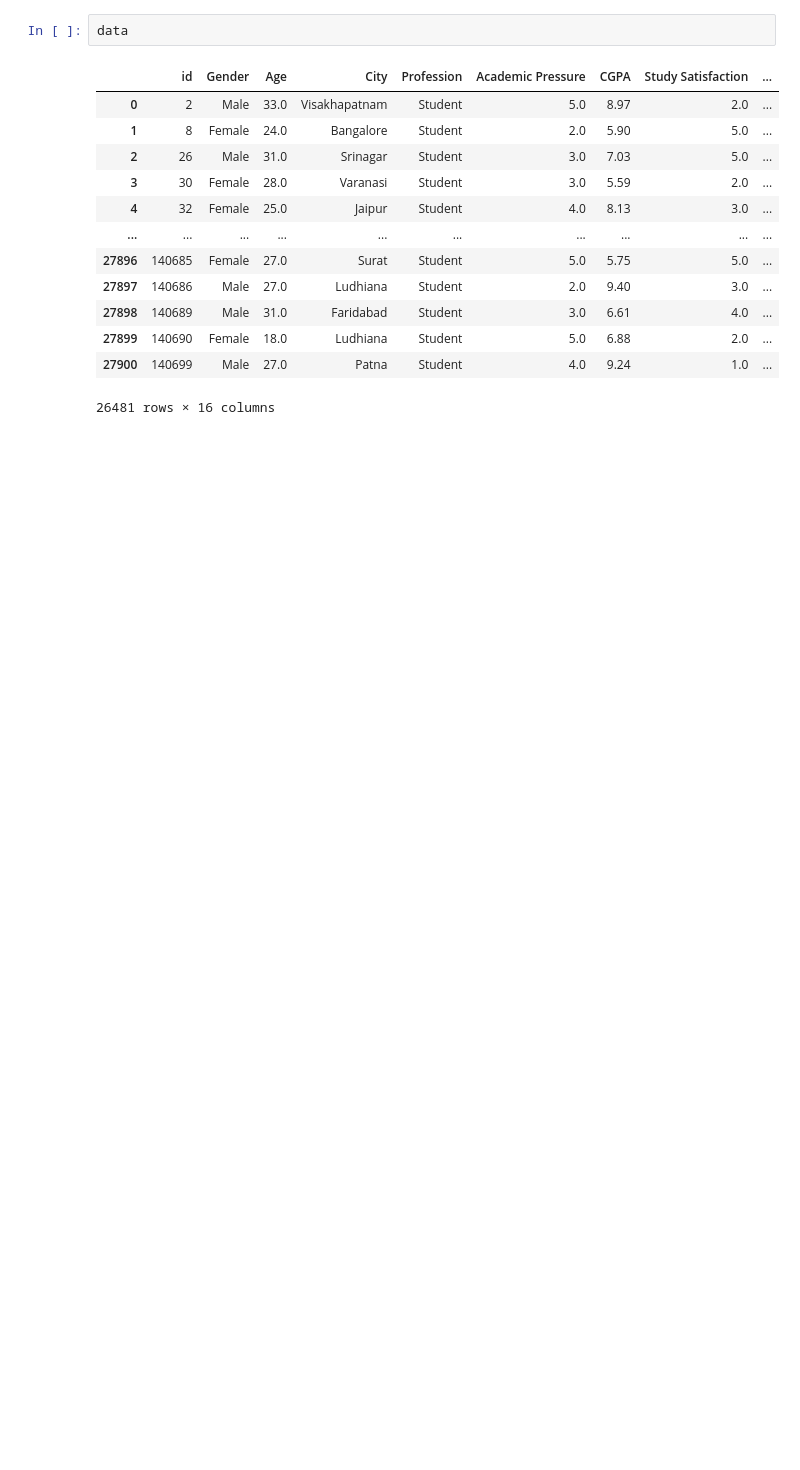
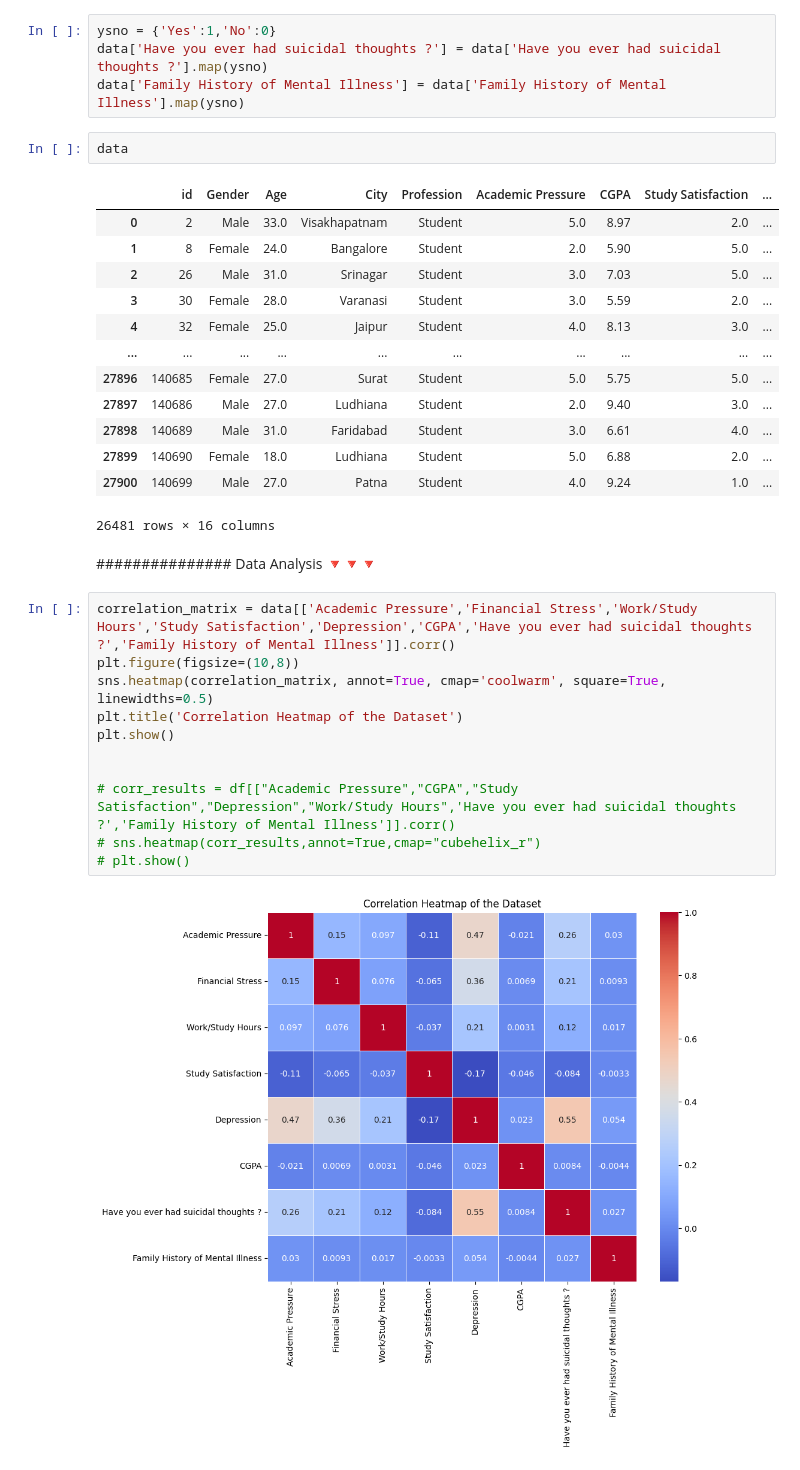
Before and after one commit to mohamed8905/Student_Depression_Dataset, a Jupyter notebook: DSM proj.ipynb, the cells around one changed output. Saved outputs shown, nothing was run; the diff lists cells and outputs as text; blank space fills up the shorter version.

```diff
--- a/DSM proj.ipynb
+++ b/DSM proj.ipynb
@@ -102,6 +105,10 @@ drop_outliers(data, 'CGPA')
 # %% [output]
 [figure]
 [figure]
+# %%
+ysno = {'Yes':1,'No':0}
+data['Have you ever had suicidal thoughts ?'] = data['Have you ever had suicidal thoughts ?'].map(ysno)
+data['Family History of Mental Illness'] = data['Family History of Mental Illness'].map(ysno)
 # %%
 data
 # %% [output]
@@ -118,3 +125,18 @@ data
 | 27899 | 140690 | Female | 18.0 | Ludhiana | Student | 5.0 | 6.88 | 2.0 | ... |
 | 27900 | 140699 | Male | 27.0 | Patna | Student | 4.0 | 9.24 | 1.0 | ... |
 26481 rows × 16 columns
+# %% [markdown]
+###############      Data Analysis 🔻🔻🔻
+# %%
+correlation_matrix = data[['Academic Pressure','Financial Stress','Work/Study Hours','Study Satisfaction','Depression','CGPA','Have you ever had suicidal thoughts ?','Family History of Mental Illness']].corr()
+plt.figure(figsize=(10,8))
+sns.heatmap(correlation_matrix, annot=True, cmap='coolwarm', square=True, linewidths=0.5)
+plt.title('Correlation Heatmap of the Dataset')
+plt.show()
+
+
+# corr_results = df[["Academic Pressure","CGPA","Study Satisfaction","Depression","Work/Study Hours",'Have you ever had suicidal thoughts ?','Family History of Mental Illness']].corr()
+# sns.heatmap(corr_results,annot=True,cmap="cubehelix_r")
+# plt.show()
+# %% [output]
+[figure, added]
```
Also changed, not shown: parts of 7 cells of this notebook.
